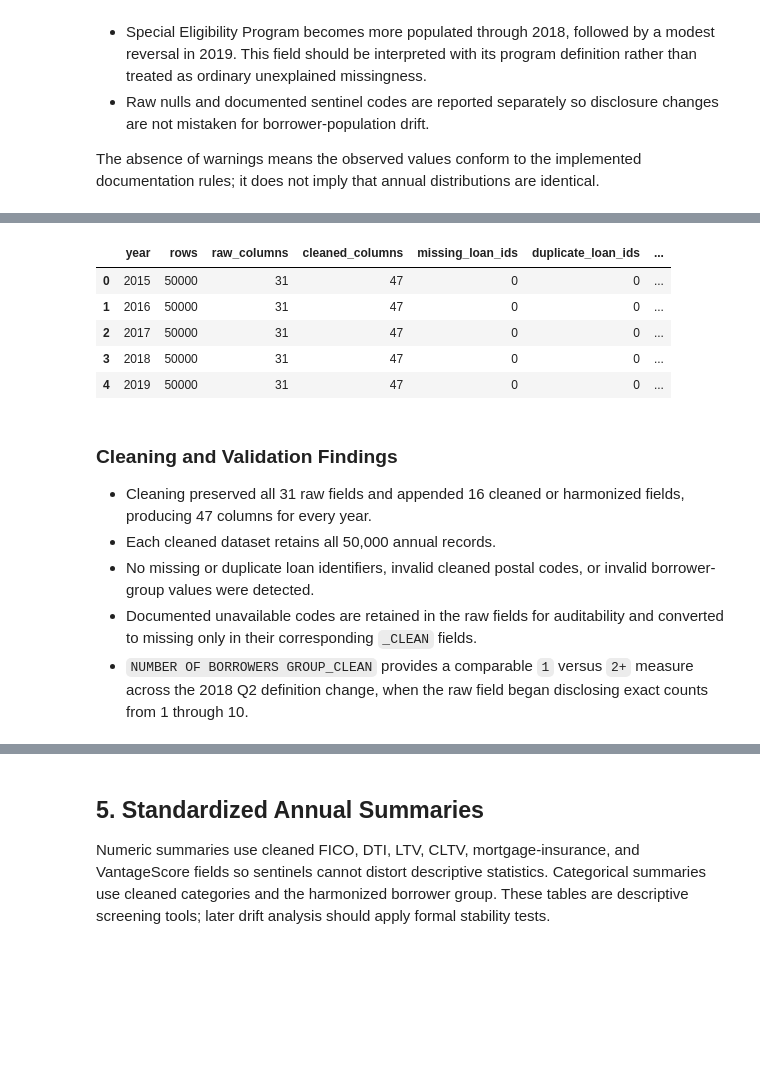
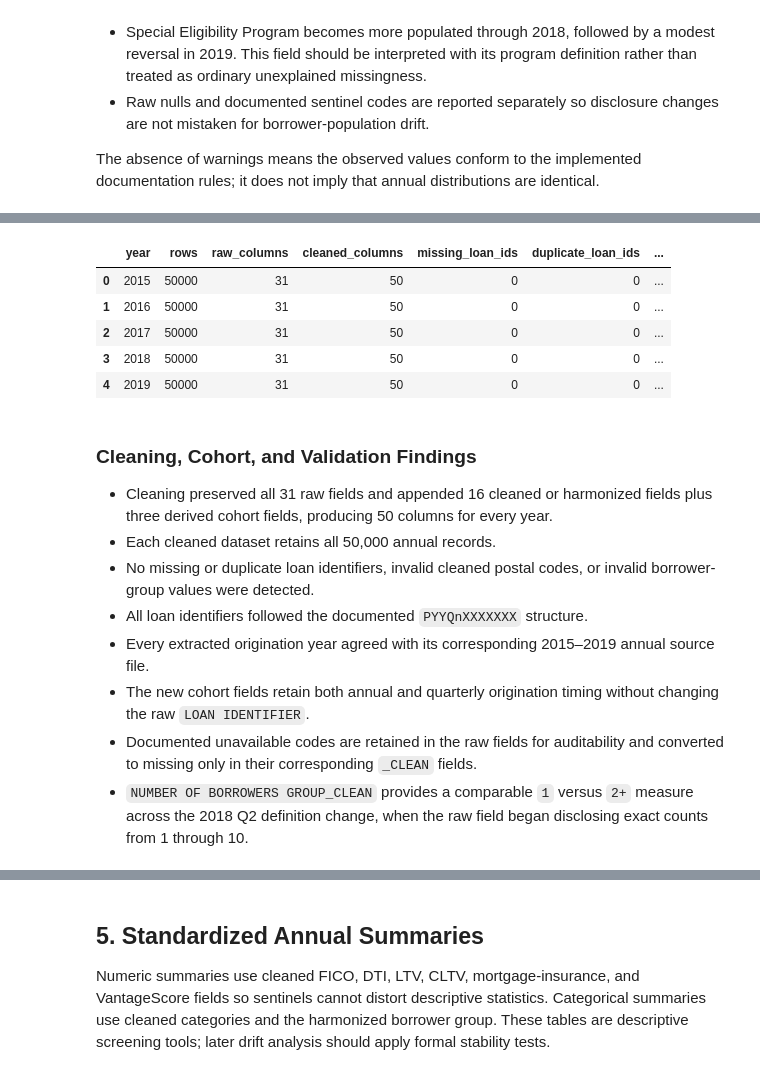
Before and after one commit to arifa1405/mortgage-model-reliability, a Jupyter notebook: notebooks/03_freddie_multi_year_origination_validation.ipynb, the cells around one changed output, grey strips where cells are left out. Drawn from its saved outputs; the diff is of its cells as text; code cells hidden in the pictures; blank space fills up the shorter version.

```diff
--- a/notebooks/03_freddie_multi_year_origination_validation.ipynb
+++ b/notebooks/03_freddie_multi_year_origination_validation.ipynb
@@ -508,46 +526,64 @@ borrower-group derivation.
 cleaned_origination = {}
 validation_rows = []
 
 for year in YEARS:
     cleaned_data = clean_origination(
         raw_origination[year]
     )
 
+    cleaned_data = add_origination_cohorts(
+        origination=cleaned_data,
+        expected_year=year,
+    )
+
     validation_report = validate_origination(
         raw=raw_origination[year],
         cleaned=cleaned_data,
         expected_rows=50000,
+    )
+
+    cohort_validation_report = (
+        validate_origination_cohorts(
+            origination=cleaned_data,
+            expected_year=year,
+        )
     )
 
     cleaned_origination[year] = cleaned_data
 
     validation_rows.append(
         {
             "year": year,
             **validation_report,
+            **cohort_validation_report,
         }
     )
 
 validation_summary = pd.DataFrame(
     validation_rows
 )
 
 display(validation_summary)
 # %% [output]
 |  | year | rows | raw_columns | cleaned_columns | missing_loan_ids | duplicate_loan_ids | ... |
-| 0 | 2015 | 50000 | 31 | 47 | 0 | 0 | ... |
-| 1 | 2016 | 50000 | 31 | 47 | 0 | 0 | ... |
-| 2 | 2017 | 50000 | 31 | 47 | 0 | 0 | ... |
-| 3 | 2018 | 50000 | 31 | 47 | 0 | 0 | ... |
-| 4 | 2019 | 50000 | 31 | 47 | 0 | 0 | ... |
+| 0 | 2015 | 50000 | 31 | 50 | 0 | 0 | ... |
+| 1 | 2016 | 50000 | 31 | 50 | 0 | 0 | ... |
+| 2 | 2017 | 50000 | 31 | 50 | 0 | 0 | ... |
+| 3 | 2018 | 50000 | 31 | 50 | 0 | 0 | ... |
+| 4 | 2019 | 50000 | 31 | 50 | 0 | 0 | ... |
 # %% [markdown]
-### Cleaning and Validation Findings
+### Cleaning, Cohort, and Validation Findings
 
 - Cleaning preserved all 31 raw fields and appended 16 cleaned or harmonized
-  fields, producing 47 columns for every year.
+  fields plus three derived cohort fields, producing 50 columns for every year.
 - Each cleaned dataset retains all 50,000 annual records.
 - No missing or duplicate loan identifiers, invalid cleaned postal codes, or
   invalid borrower-group values were detected.
+- All loan identifiers followed the documented `PYYQnXXXXXXX` structure.
+- Every extracted origination year agreed with its corresponding 2015–2019
+  annual source file.
+- The new cohort fields retain both annual and quarterly origination timing
+  without changing the raw `LOAN IDENTIFIER`.
 - Documented unavailable codes are retained in the raw fields for auditability
   and converted to missing only in their corresponding `_CLEAN` fields.
 - `NUMBER OF BORROWERS GROUP_CLEAN` provides a comparable `1` versus `2+`
```
Also changed, not shown: parts of 9 cells of this notebook, 2 other files.
